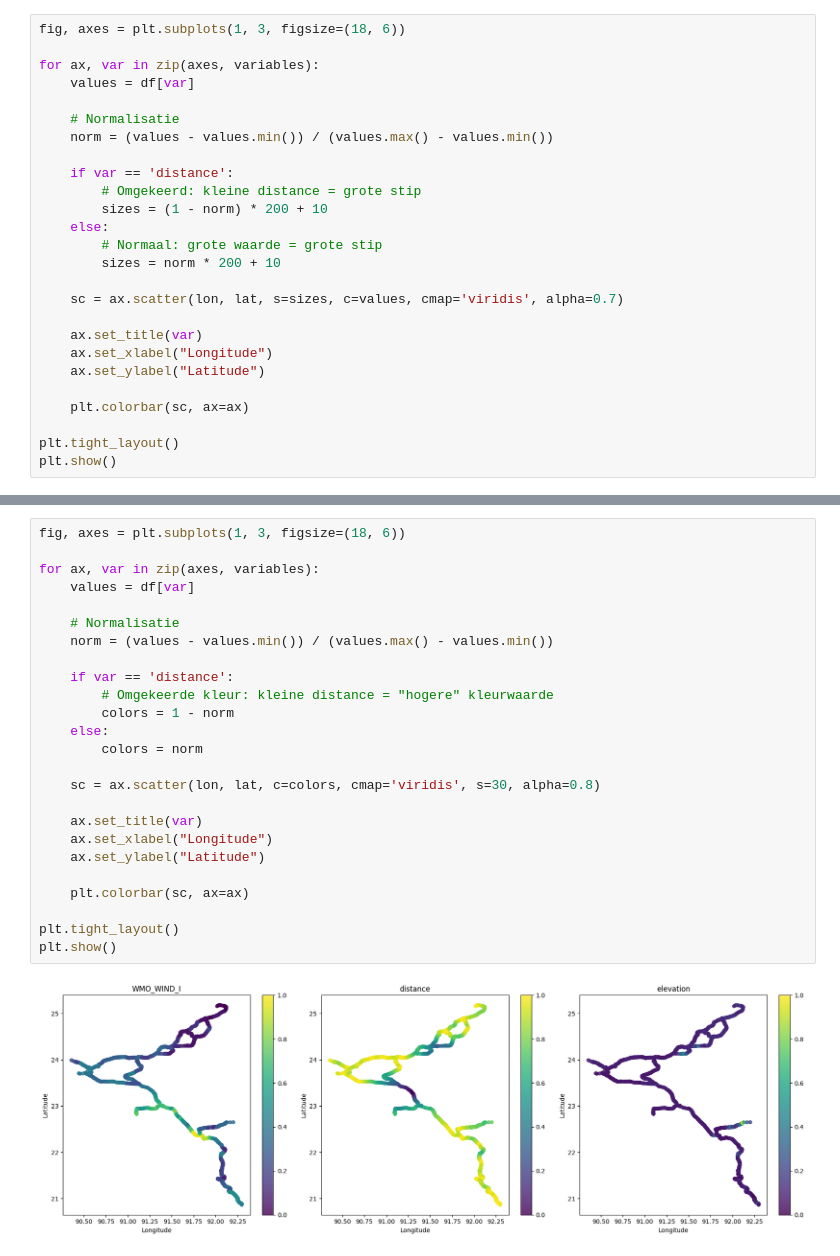
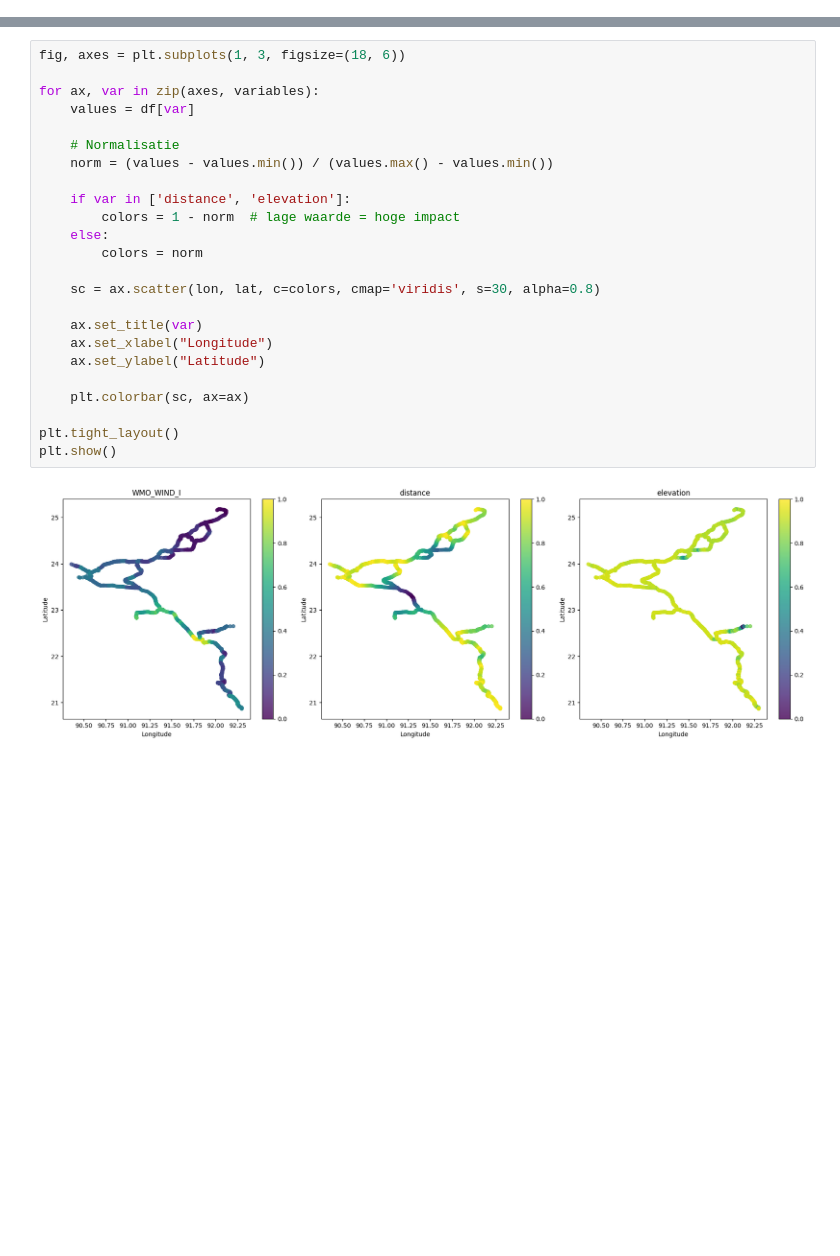
Before and after one commit to nielsvdd42/EPA133A-Advanced-Simulation-Group-1, a Jupyter notebook: EPA133a-G01-A4/notebook/visualizations bridge scores.ipynb, the cells around one changed output, grey strips where cells are left out. Saved outputs shown, nothing was run; the diff lists cells and outputs as text; blank space fills up the shorter version.

Commit message:
Visualization brug scores

```diff
--- a/EPA133a-G01-A4/notebook/visualizations bridge scores.ipynb
+++ b/EPA133a-G01-A4/notebook/visualizations bridge scores.ipynb
@@ -41,26 +4,0 @@ Index(['fid', 'field_1', 'road', 'id', 'model_type', 'condition', 'name',
-# %%
-fig, axes = plt.subplots(1, 3, figsize=(18, 6))
-
-for ax, var in zip(axes, variables):
-    values = df[var]
-
-    # Normalisatie
-    norm = (values - values.min()) / (values.max() - values.min())
-
-    if var == 'distance':
-        # Omgekeerd: kleine distance = grote stip
-        sizes = (1 - norm) * 200 + 10
-    else:
-        # Normaal: grote waarde = grote stip
-        sizes = norm * 200 + 10
-
-    sc = ax.scatter(lon, lat, s=sizes, c=values, cmap='viridis', alpha=0.7)
-
-    ax.set_title(var)
-    ax.set_xlabel("Longitude")
-    ax.set_ylabel("Latitude")
-
-    plt.colorbar(sc, ax=ax)
-
-plt.tight_layout()
-plt.show()
@@ -69,27 +23,26 @@ plt.show()
 # %%
 fig, axes = plt.subplots(1, 3, figsize=(18, 6))
 
 for ax, var in zip(axes, variables):
     values = df[var]
 
     # Normalisatie
     norm = (values - values.min()) / (values.max() - values.min())
 
-    if var == 'distance':
-        # Omgekeerde kleur: kleine distance = "hogere" kleurwaarde
-        colors = 1 - norm
+    if var in ['distance', 'elevation']:
+        colors = 1 - norm  # lage waarde = hoge impact
     else:
         colors = norm
 
     sc = ax.scatter(lon, lat, c=colors, cmap='viridis', s=30, alpha=0.8)
 
     ax.set_title(var)
     ax.set_xlabel("Longitude")
     ax.set_ylabel("Latitude")
 
     plt.colorbar(sc, ax=ax)
 
 plt.tight_layout()
 plt.show()
 # %% [output]
-[figure, old version]
+[figure, new version]
```
Also changed, not shown: parts of 6 cells of this notebook.
